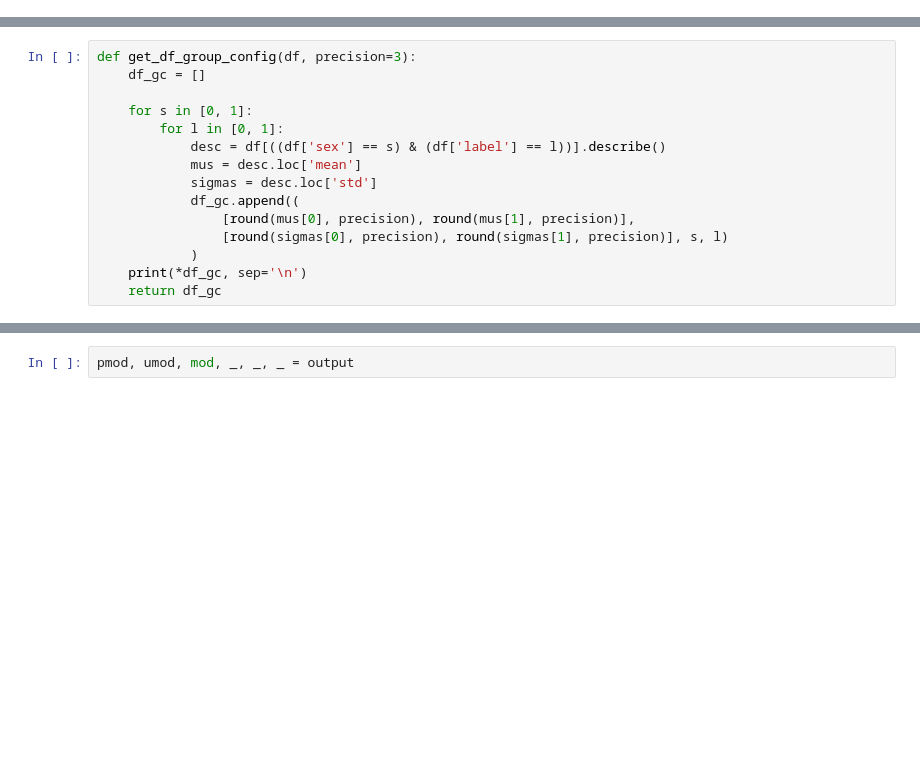
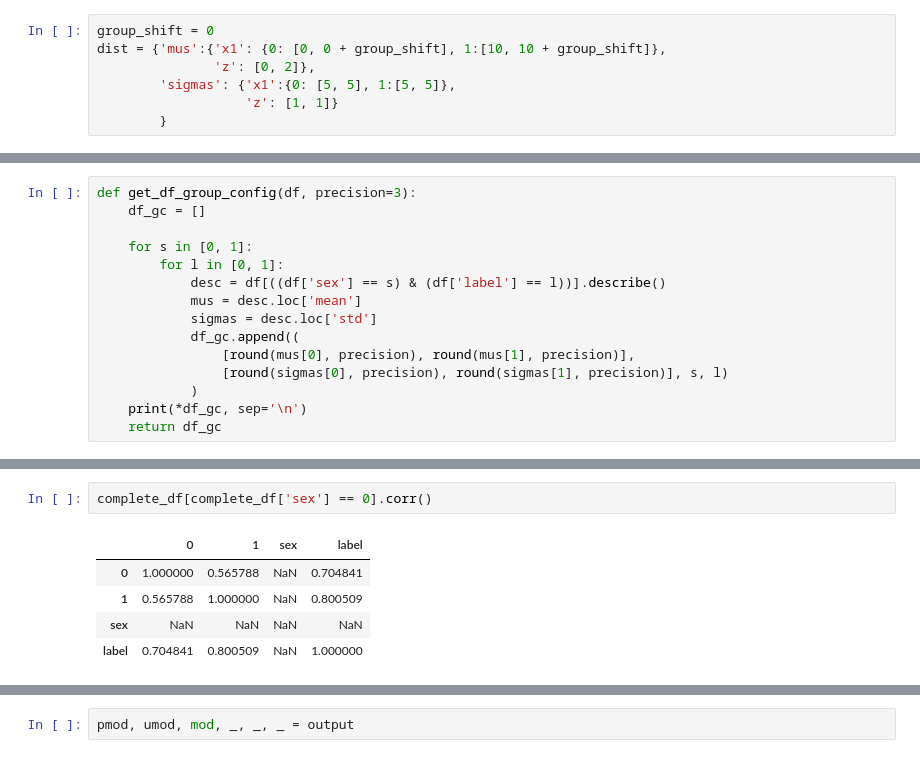
Before and after one commit to rakinhaider/MissingValueDisparity, a Jupyter notebook: notebooks/missing_value_disparity.ipynb, the cells around one changed output, grey strips where cells are left out. Saved outputs shown, nothing was run; the diff lists cells and outputs as text; blank space fills up the shorter version.

```diff
--- a/notebooks/missing_value_disparity.ipynb
+++ b/notebooks/missing_value_disparity.ipynb
@@ -10,3 +17,10 @@ from IPython.display import display, Math
+# %%
+group_shift = 0
+dist = {'mus':{'x1': {0: [0, 0 + group_shift], 1:[10, 10 + group_shift]},
+               'z': [0, 2]},
+        'sigmas': {'x1':{0: [5, 5], 1:[5, 5]},
+                   'z': [1, 1]}
+        }
 # %%
 protected = ["sex"]
 privileged_classes = [['Male']]
@@ -169,0 +333,8 @@ get_df_group_config(complete_df)
+# %%
+complete_df[complete_df['sex'] == 0].corr()
+# %% [output]
+|  | 0 | 1 | sex | label |
+| 0 | 1.000000 | 0.565788 | NaN | 0.704841 |
+| 1 | 0.565788 | 1.000000 | NaN | 0.800509 |
+| sex | NaN | NaN | NaN | NaN |
+| label | 0.704841 | 0.800509 | NaN | 1.000000 |
```
Also changed, not shown: parts of 33 cells of this notebook, 26 other files.
